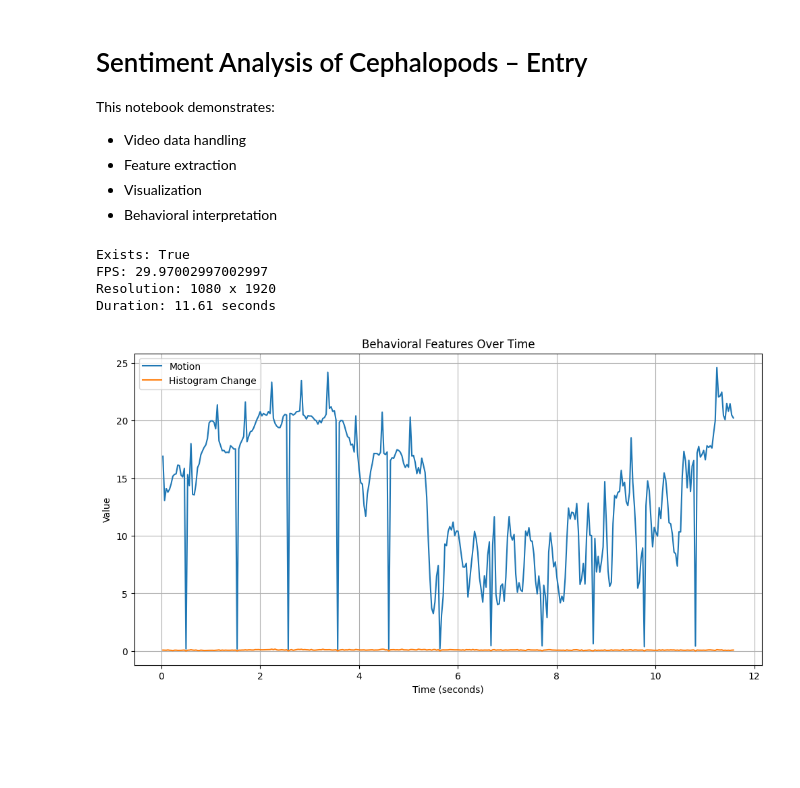
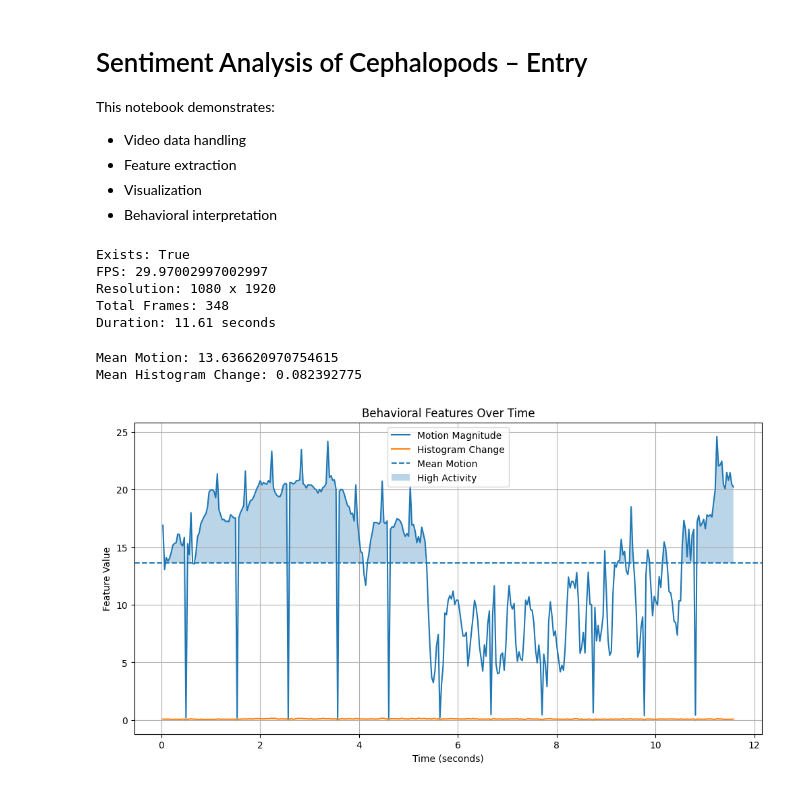
Before and after one commit to melonmusk20/cephalopod_sentiment_analysis, a Jupyter notebook: notebooks/analysis.ipynb, the cells around one changed output. Cells and saved outputs as stored; diff of their text form; code cells hidden in the pictures; blank space fills up the shorter version.

```diff
--- a/notebooks/analysis.ipynb
+++ b/notebooks/analysis.ipynb
@@ -18,7 +18,14 @@ print("Exists:", os.path.exists(video_path))
 
 cap = cv2.VideoCapture(video_path)
 
+if not cap.isOpened():
+    raise ValueError(f"Could not open video: {video_path}")
+
 fps = cap.get(cv2.CAP_PROP_FPS)
+if fps <= 0:
+    cap.release()
+    raise ValueError("FPS is 0. Video file may be invalid or not loaded properly.")
+
 width = int(cap.get(cv2.CAP_PROP_FRAME_WIDTH))
 height = int(cap.get(cv2.CAP_PROP_FRAME_HEIGHT))
 total_frames = int(cap.get(cv2.CAP_PROP_FRAME_COUNT))
@@ -28,11 +35,13 @@ cap.release()
 
 print(f"FPS: {fps}")
 print(f"Resolution: {width} x {height}")
+print(f"Total Frames: {total_frames}")
 print(f"Duration: {duration:.2f} seconds")
 # %% [output]
 Exists: True
 FPS: 29.97002997002997
 Resolution: 1080 x 1920
+Total Frames: 348
 Duration: 11.61 seconds
 # %%
 cap = cv2.VideoCapture(video_path)
@@ -74,17 +83,38 @@ while True:
 
 cap.release()
 # %%
+mean_motion = np.mean(motion_values)
+
 plt.figure(figsize=(12,6))
 
-plt.plot(times, motion_values, label="Motion")
+# main plots
+plt.plot(times, motion_values, label="Motion Magnitude")
 plt.plot(times, hist_values, label="Histogram Change")
 
+# mean line
+plt.axhline(mean_motion, linestyle='--', label='Mean Motion')
+
+# highlight high activity
+high_activity = motion_values > mean_motion
+plt.fill_between(
+    times,
+    motion_values,
+    mean_motion,
+    where=high_activity,
+    alpha=0.3,
+    label="High Activity"
+)
+print("Mean Motion:", np.mean(motion_values))
+print("Mean Histogram Change:", np.mean(hist_values))
+
 plt.xlabel("Time (seconds)")
-plt.ylabel("Value")
+plt.ylabel("Feature Value")
 plt.title("Behavioral Features Over Time")
 plt.legend()
 plt.grid()
 
 plt.show()
 # %% [output]
+Mean Motion: 13.636620970754615
+Mean Histogram Change: 0.082392775
-[figure, old version]
+[figure, new version]
```
Also changed, not shown: parts of 4 cells of this notebook, 2 other files.
